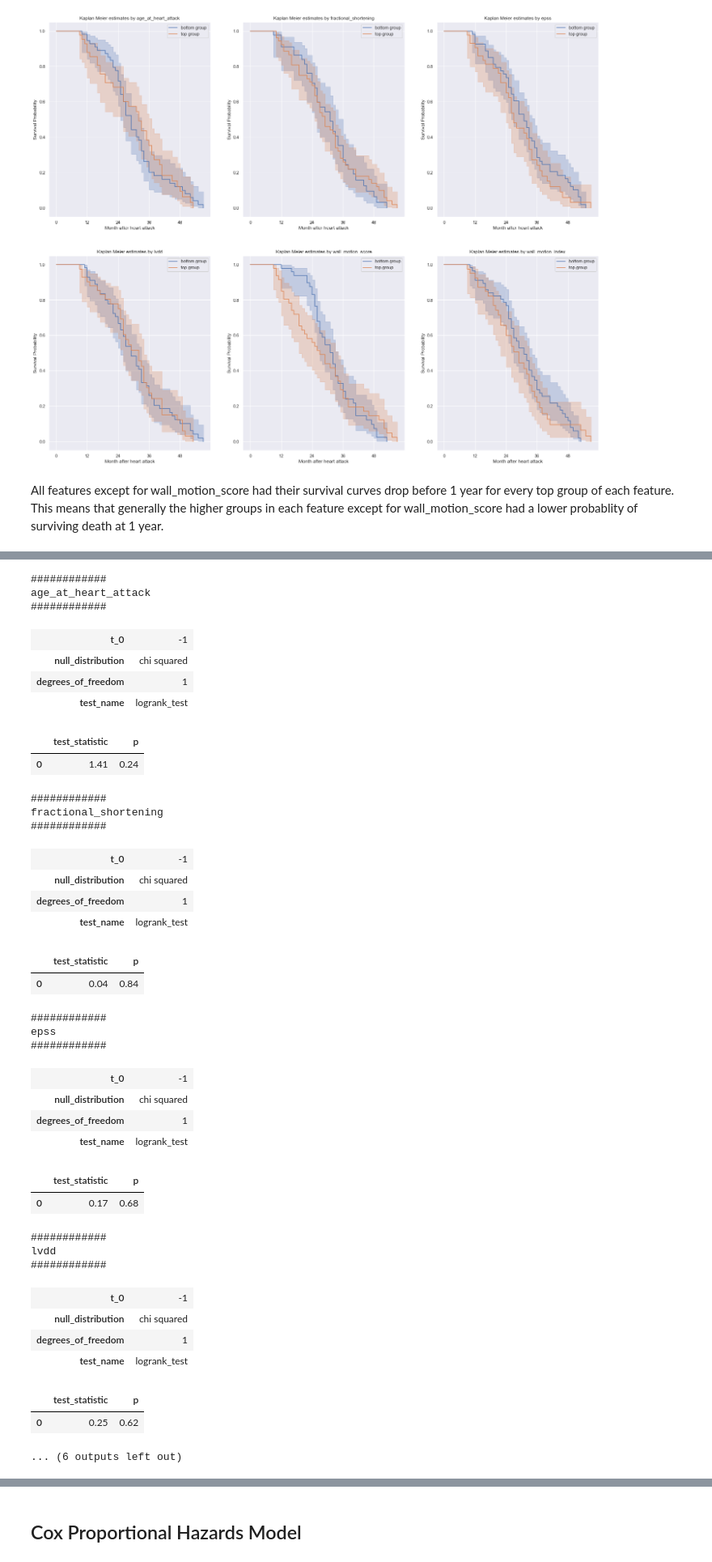
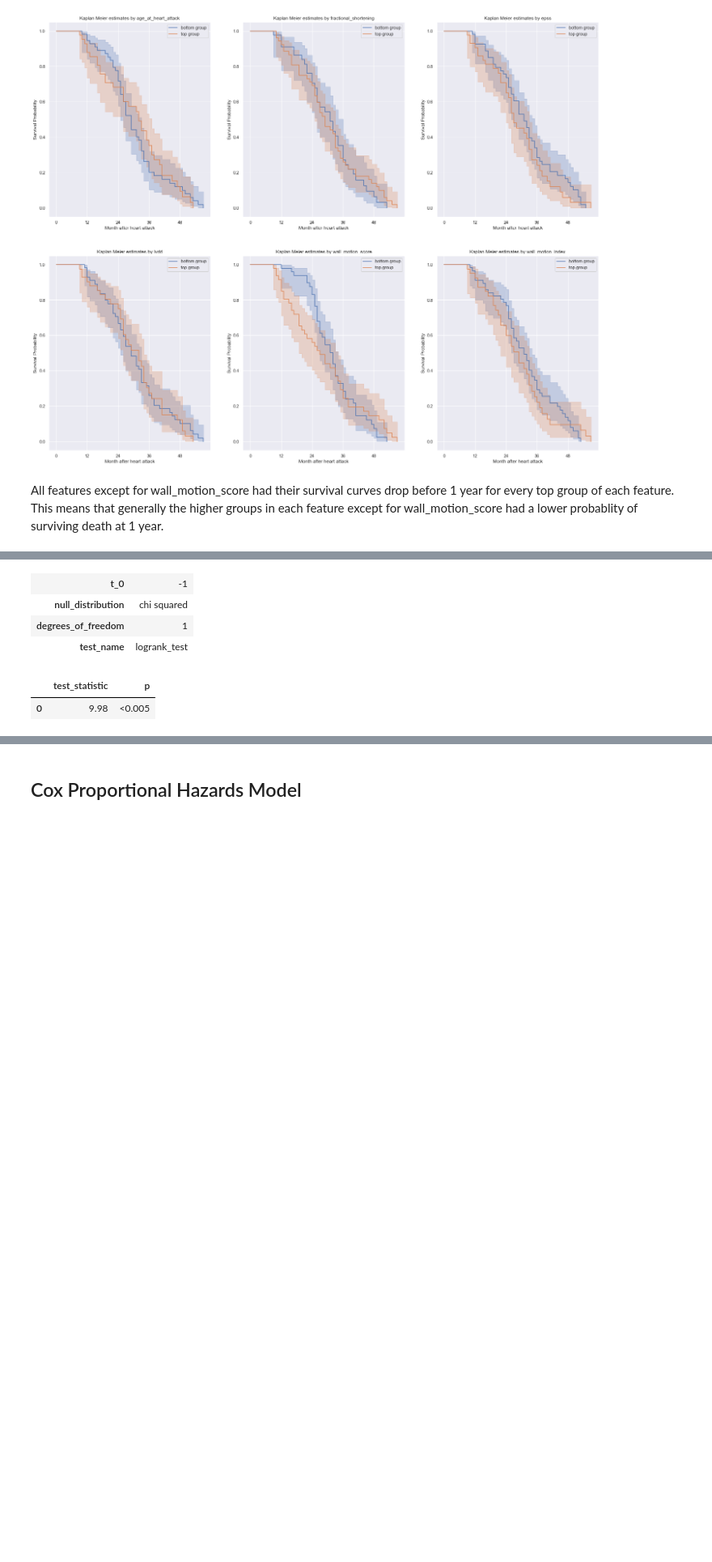
Before and after one commit to khalishah/uci_echocardiogram, a Jupyter notebook: echocardiogram_analysis.ipynb, the cells around one changed output, grey strips where cells are left out. Shown at 81% size. Saved outputs shown, nothing was run; the diff lists cells and outputs as text; code cells hidden in the pictures; blank space fills up the shorter version.

```diff
--- a/echocardiogram_analysis.ipynb
+++ b/echocardiogram_analysis.ipynb
@@ -277,0 +309,18 @@ All features except for wall_motion_score had their survival curves drop before
+# %%
+for col in ['age_at_heart_attack', 'fractional_shortening', 'epss', 'lvdd', 'wall_motion_score','wall_motion_index']:
+    group_split = df[col] < stt.median(df[col])
+    after_2 = 24
+    df.loc[(df['dead'] == 1) & (df['survival'] <= after_2), 'censored'] = 1
+    df.loc[(df['dead'] == 1) & (df['survival'] > after_2), 'censored'] = 0
+    df.loc[df['dead'] == 0, 'censored'] = 0
+    E2 = df['censored']
+
+    T_low = T[group_split]
+    T_high = T[~group_split]
+    E_low = E2[group_split]
+    E_high = E2[~group_split]
+    print('############')
+    print(col)
+    print('############')
+    results = logrank_test(T_low, T_high, event_observed_A = E_low, event_observed_B = E_high)
+    results.print_summary()
@@ -288,56 +369,21 @@ Index(['survival', 'age_at_heart_attack', 'pericardial_effusion',
 # %%
-for col in ['age_at_heart_attack', 'fractional_shortening', 'epss', 'lvdd', 'wall_motion_score','wall_motion_index']:
-    group_split = df[col] < stt.median(df[col])
-    after_2 = 12
-    df.loc[(df['dead'] == 1) & (df['survival'] <= after_2), 'censored'] = 1
-    df.loc[(df['dead'] == 1) & (df['survival'] > after_2), 'censored'] = 0
-    df.loc[df['dead'] == 0, 'censored'] = 0
-    E2 = df['censored']
+group_split = df['wall_motion_score'] < stt.median(df['wall_motion_score'])
+after_2 = 24
+df.loc[(df['dead'] == 1) & (df['survival'] <= after_2), 'censored'] = 1
+df.loc[(df['dead'] == 1) & (df['survival'] > after_2), 'censored'] = 0
+df.loc[df['dead'] == 0, 'censored'] = 0
+E2 = df['censored']
 
-    T_low = T[group_split]
-    T_high = T[~group_split]
-    E_low = E2[group_split]
-    E_high = E2[~group_split]
-    print('############')
-    print(col)
-    print('############')
-    results = logrank_test(T_low, T_high, event_observed_A = E_low, event_observed_B = E_high)
-    results.print_summary()
+T_low = T[group_split]
+T_high = T[~group_split]
+E_low = E2[group_split]
+E_high = E2[~group_split]
+results = logrank_test(T_low, T_high, event_observed_A = E_low, event_observed_B = E_high)
+results.print_summary()
 # %% [output]
-############
-age_at_heart_attack
-############
 | t_0 | -1 |
 | null_distribution | chi squared |
 | degrees_of_freedom | 1 |
 | test_name | logrank_test |
 |  | test_statistic | p |
-| 0 | 1.41 | 0.24 |
+| 0 | 9.98 | <0.005 |
-############
-fractional_shortening
-############
-| t_0 | -1 |
-| null_distribution | chi squared |
-| degrees_of_freedom | 1 |
-| test_name | logrank_test |
-|  | test_statistic | p |
-| 0 | 0.04 | 0.84 |
-############
-epss
-############
-| t_0 | -1 |
-| null_distribution | chi squared |
-| degrees_of_freedom | 1 |
-| test_name | logrank_test |
-|  | test_statistic | p |
-| 0 | 0.17 | 0.68 |
-############
-lvdd
-############
-| t_0 | -1 |
-| null_distribution | chi squared |
-| degrees_of_freedom | 1 |
-| test_name | logrank_test |
-|  | test_statistic | p |
-| 0 | 0.25 | 0.62 |
-... (6 outputs left out)
```
Also changed, not shown: parts of 21 cells of this notebook.
